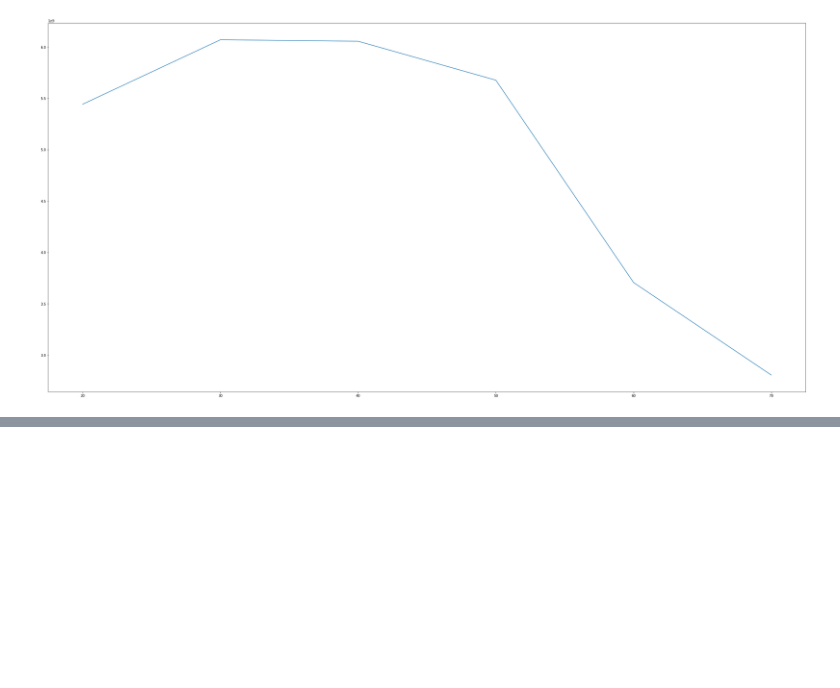
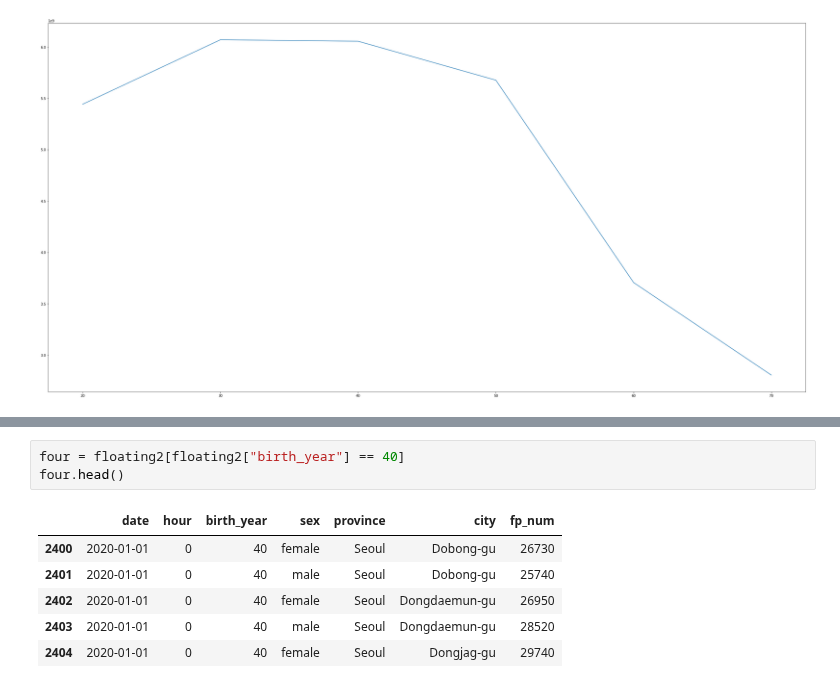
Before and after one commit to zzozzo/Datathon, a Jupyter notebook: data1.ipynb, the cells around one changed output, grey strips where cells are left out. Saved outputs shown, nothing was run; the diff lists cells and outputs as text; blank space fills up the shorter version.

```diff
--- a/data1.ipynb
+++ b/data1.ipynb
@@ -296,0 +384,10 @@ TypeError: Only valid with DatetimeIndex, TimedeltaIndex or PeriodIndex, but got
+# %%
+four = floating2[floating2["birth_year"] == 40]
+four.head()
+# %% [output]
+|  | date | hour | birth_year | sex | province | city | fp_num |
+| 2400 | 2020-01-01 | 0 | 40 | female | Seoul | Dobong-gu | 26730 |
+| 2401 | 2020-01-01 | 0 | 40 | male | Seoul | Dobong-gu | 25740 |
+| 2402 | 2020-01-01 | 0 | 40 | female | Seoul | Dongdaemun-gu | 26950 |
+| 2403 | 2020-01-01 | 0 | 40 | male | Seoul | Dongdaemun-gu | 28520 |
+| 2404 | 2020-01-01 | 0 | 40 | female | Seoul | Dongjag-gu | 29740 |
```
Also changed, not shown: parts of 15 cells of this notebook.
